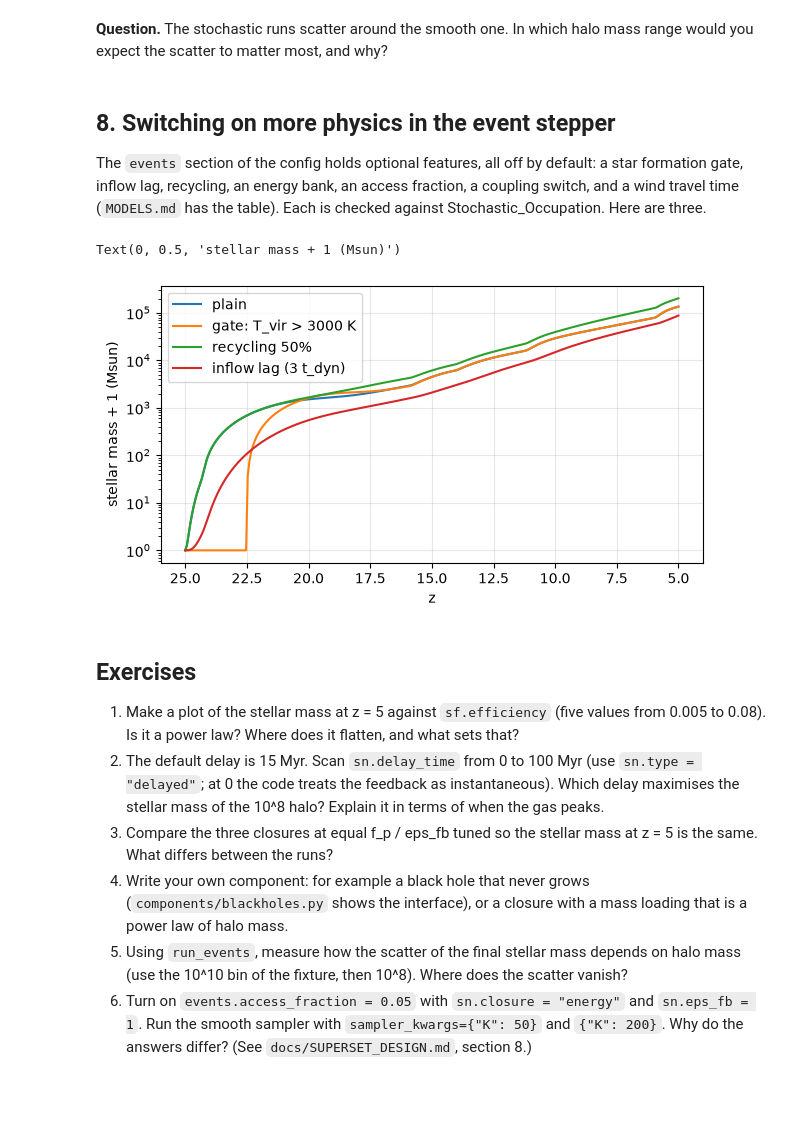
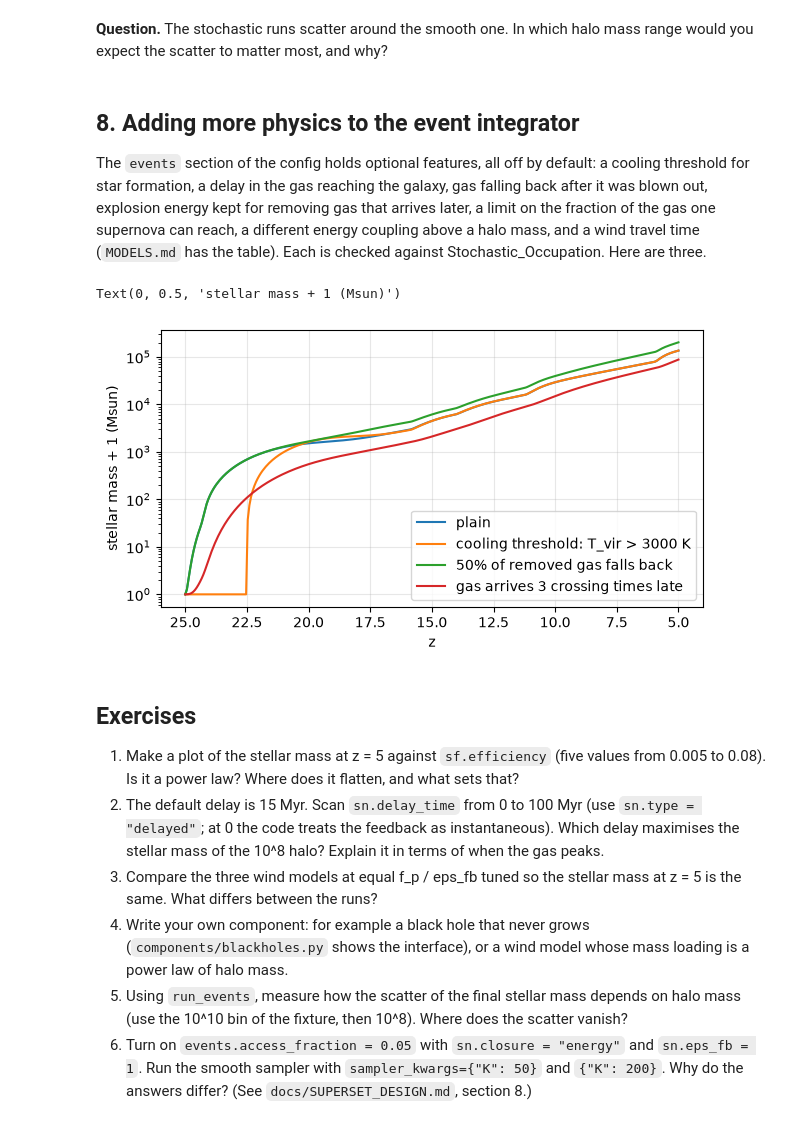
Before and after one commit to doctorcbpower/Ashvini, a Jupyter notebook: notebooks/ashvini_tour.ipynb, the cells around one changed output. Saved outputs shown, nothing was run; the diff lists cells and outputs as text; code cells hidden in the pictures; blank space fills up the shorter version.

```diff
--- a/notebooks/ashvini_tour.ipynb
+++ b/notebooks/ashvini_tour.ipynb
@@ -146,29 +146,29 @@ stars at z = 5: smooth 1.36e+05; stochastic mean 1.36e+05, scatter 2%
 # %% [markdown]
 **Question.** The stochastic runs scatter around the smooth one. In which halo mass range would you expect the scatter to matter most, and why?
 # %% [markdown]
-## 8. Switching on more physics in the event stepper
+## 8. Adding more physics to the event integrator
 
-The `events` section of the config holds optional features, all off by default: a star formation gate, inflow lag, recycling, an energy bank, an access fraction, a coupling switch, and a wind travel time (`MODELS.md` has the table). Each is checked against Stochastic_Occupation. Here are three.
+The `events` section of the config holds optional features, all off by default: a cooling threshold for star formation, a delay in the gas reaching the galaxy, gas falling back after it was blown out, explosion energy kept for removing gas that arrives later, a limit on the fraction of the gas one supernova can reach, a different energy coupling above a halo mass, and a wind travel time (`MODELS.md` has the table). Each is checked against Stochastic_Occupation. Here are three.
 # %%
 variants = {
     "plain": {},
-    "gate: T_vir > 3000 K": {"events.gate_T_vir_K": 3.0e3},
-    "recycling 50%": {"events.recycling_fraction": 0.5},
-    "inflow lag (3 t_dyn)": {"events.inflow_kappa": 3.0},
+    "cooling threshold: T_vir > 3000 K": {"events.cooling_T_vir_K": 3.0e3},
+    "50% of removed gas falls back": {"events.recycling_fraction": 0.5},
+    "gas arrives 3 crossing times late": {"events.inflow_kappa": 3.0},
 }
 for label, change in variants.items():
     r = run_events(M, Mdot, redshift, config=override(ev, **change), sampler="smooth")
     plt.semilogy(redshift, r["stars_mass"][0] + 1, label=label)
 plt.gca().invert_xaxis(); plt.legend(); plt.xlabel("z"); plt.ylabel("stellar mass + 1 (Msun)")
 # %% [output]
 Text(0, 0.5, 'stellar mass + 1 (Msun)')
-[figure, old version]
+[figure, new version]
 # %% [markdown]
 ## Exercises
 
 1. Make a plot of the stellar mass at z = 5 against `sf.efficiency` (five values from 0.005 to 0.08). Is it a power law? Where does it flatten, and what sets that?
 2. The default delay is 15 Myr. Scan `sn.delay_time` from 0 to 100 Myr (use `sn.type = "delayed"`; at 0 the code treats the feedback as instantaneous). Which delay maximises the stellar mass of the 10^8 halo? Explain it in terms of when the gas peaks.
-3. Compare the three closures at equal f_p / eps_fb tuned so the stellar mass at z = 5 is the same. What differs between the runs?
-4. Write your own component: for example a black hole that never grows (`components/blackholes.py` shows the interface), or a closure with a mass loading that is a power law of halo mass.
+3. Compare the three wind models at equal f_p / eps_fb tuned so the stellar mass at z = 5 is the same. What differs between the runs?
+4. Write your own component: for example a black hole that never grows (`components/blackholes.py` shows the interface), or a wind model whose mass loading is a power law of halo mass.
 5. Using `run_events`, measure how the scatter of the final stellar mass depends on halo mass (use the 10^10 bin of the fixture, then 10^8). Where does the scatter vanish?
 6. Turn on `events.access_fraction = 0.05` with `sn.closure = "energy"` and `sn.eps_fb = 1`. Run the smooth sampler with `sampler_kwargs={"K": 50}` and `{"K": 200}`. Why do the answers differ? (See `docs/SUPERSET_DESIGN.md`, section 8.)
```
Also changed, not shown: parts of 11 cells of this notebook, 26 other files.
